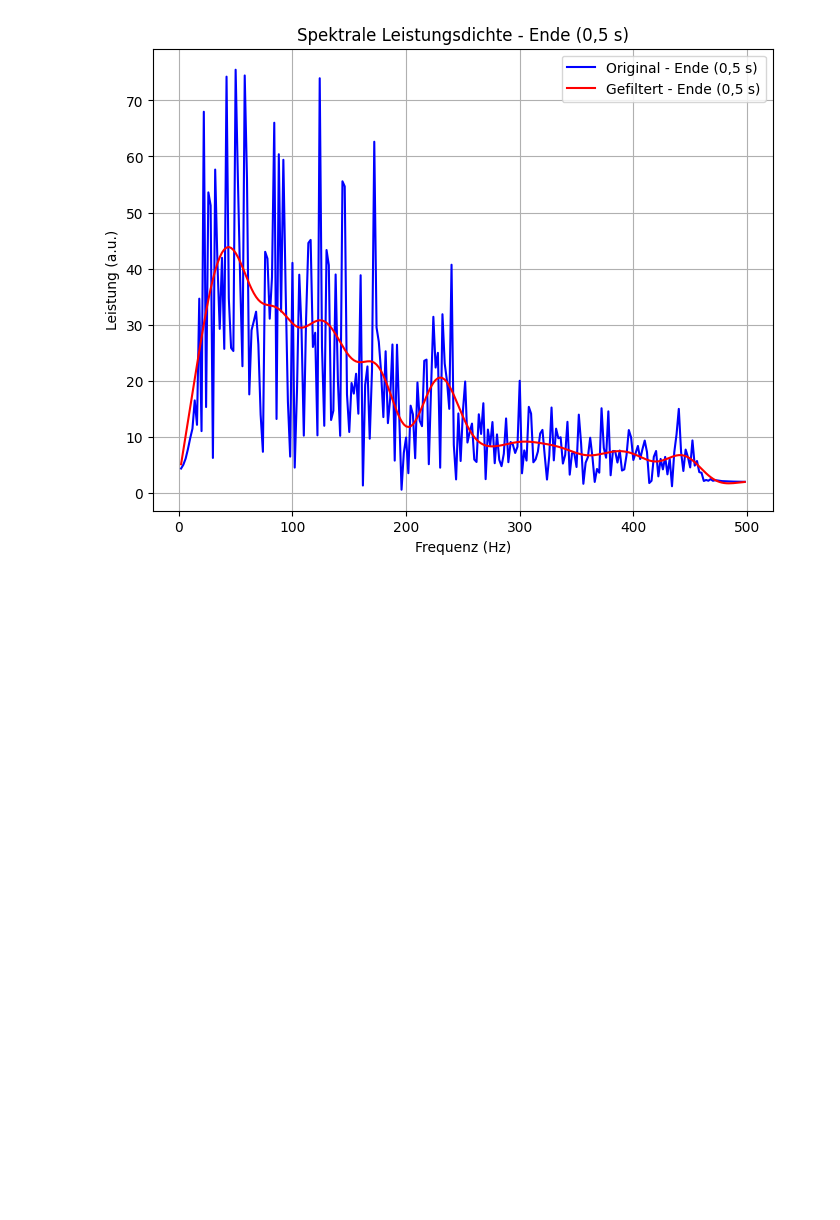
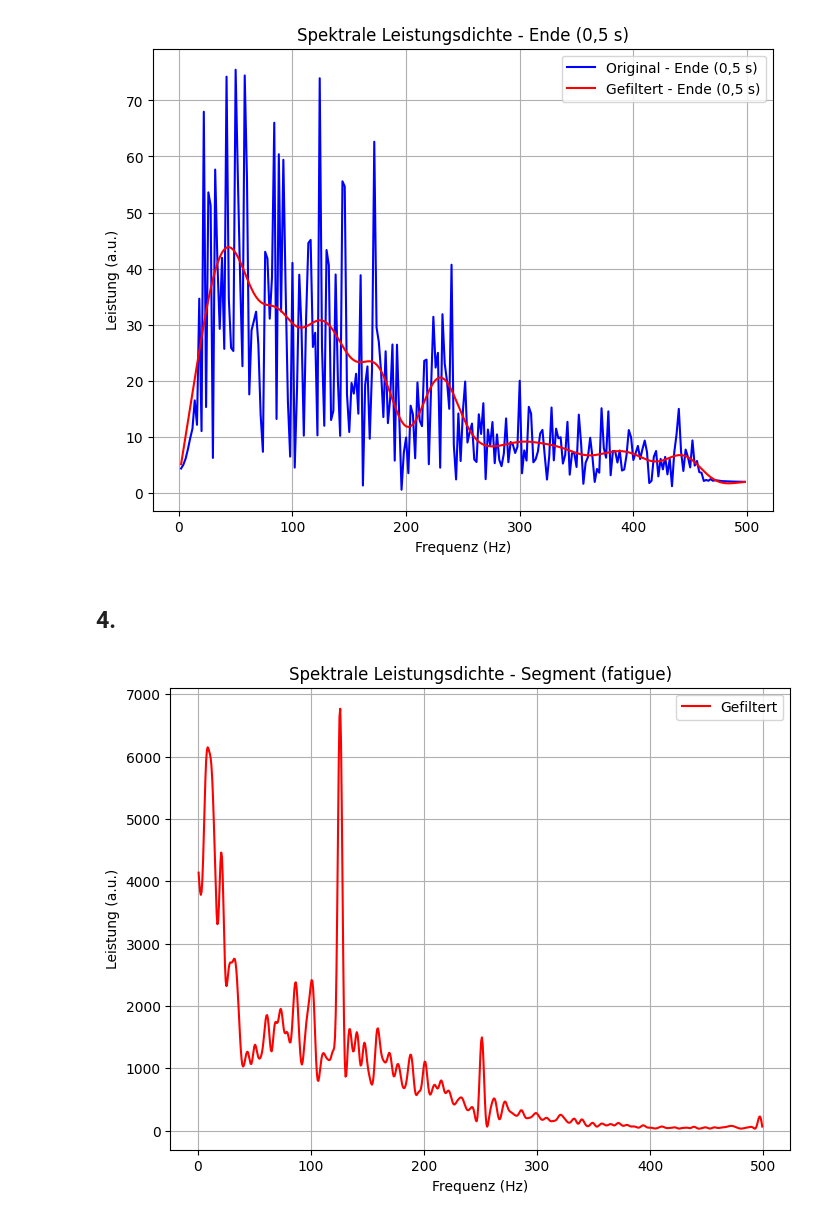
Before and after one commit to VPaulineC/Praktikum-3, a Jupyter notebook: MainCode3.ipynb, the cells around one changed output. Saved outputs shown, nothing was run; the diff lists cells and outputs as text; code cells hidden in the pictures; blank space fills up the shorter version.

```diff
--- a/MainCode3.ipynb
+++ b/MainCode3.ipynb
@@ -632,3 +488,35 @@ plt.show()
 [figure]
 [figure]
 [figure]
+# %% [markdown]
+## 4.
+# %%
+import matplotlib.pyplot as plt
+from Lab3Functions import get_power  # Importiere die Funktionen
+
+# Filtereinstellungen
+cutoff_freq = 100  # Cutoff-Frequenz
+fs = 1000          # Samplingfrequenz
+
+# Segment aus fatigue-Daten definieren
+start_idx = int(4 * fs)  # Startindex
+end_idx = start_idx + int(1.5 * fs)  # Endindex
+segment = fatigue['emg'][start_idx:end_idx]  # Das Segment aus fatigue['emg']
+
+# Spektrale Leistungsdichte berechnen
+power, freqs = get_power(segment, fs)
+
+# Gefilterte Leistungsdichte berechnen
+filtered_power = lowpass_filter(power, cutoff=cutoff_freq, fs=fs)
+
+# Plot der gefilterten spektralen Leistungsdichte
+plt.figure(figsize=(8, 6))
+plt.plot(freqs, filtered_power, color='red', label='Gefiltert')
+plt.title('Spektrale Leistungsdichte - Segment (fatigue)')
+plt.xlabel('Frequenz (Hz)')
+plt.ylabel('Leistung (a.u.)')
+plt.legend()
+plt.grid()
+plt.show()
+# %% [output]
+[figure, added]
```
Also changed, not shown: parts of 20 cells of this notebook.
